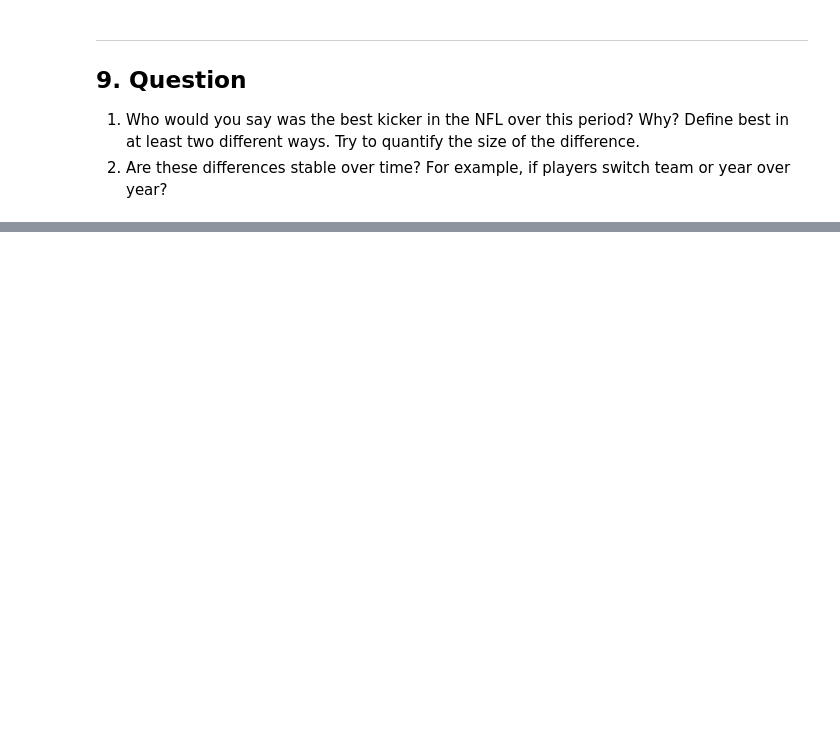
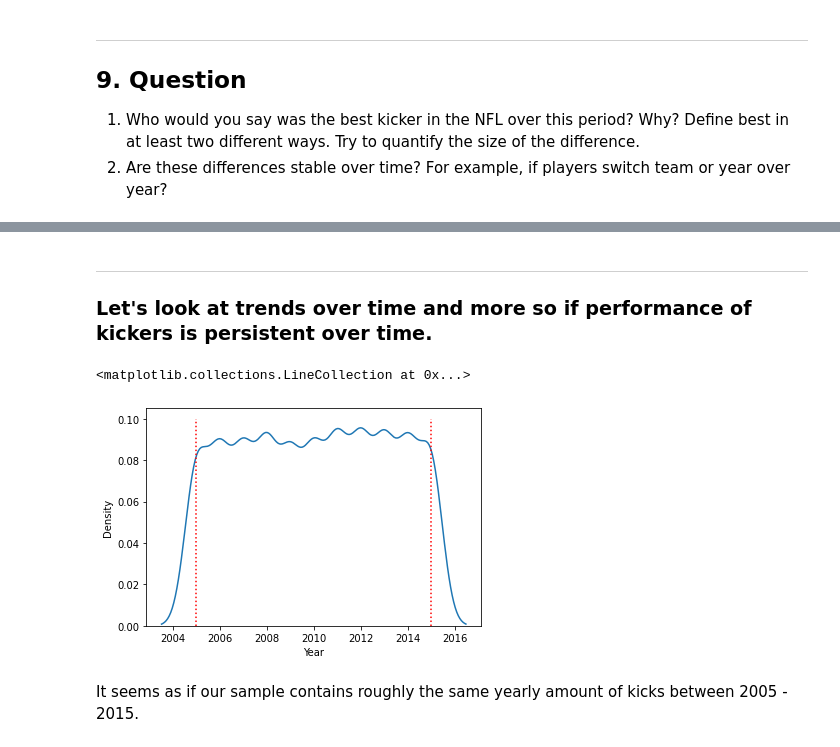
Before and after one commit to BenjaminZeisberg/Econ1042, a Jupyter notebook: Pset1/pset_1.ipynb, the cells around one changed output, grey strips where cells are left out. Cells and saved outputs as stored; diff of their text form; code cells hidden in the pictures; blank space fills up the shorter version.

```diff
--- a/Pset1/pset_1.ipynb
+++ b/Pset1/pset_1.ipynb
@@ -502,0 +532,13 @@ def data_per_kicker(kickers):
+# %% [markdown]
+<hr>
+<h3> Let's look at trends over time and more so if performance of kickers is persistent over time.</h3>
+# %%
+# It makes sense to look at the distribution of observations per year to understand if we have an evenly distributed sample.
+sns.kdeplot(data=data, x='Year')
+plt.vlines(2005, 0 , 0.1, linestyles='dotted', color = 'r')
+plt.vlines(2015, 0 , 0.1, linestyles='dotted', color = 'r')
+# %% [output]
+<matplotlib.collections.LineCollection at 0x...>
+[figure, added]
+# %% [markdown]
+It seems as if our sample contains roughly the same yearly amount of kicks between 2005 - 2015.
```
Also changed, not shown: parts of 37 cells of this notebook, 7 other files.
